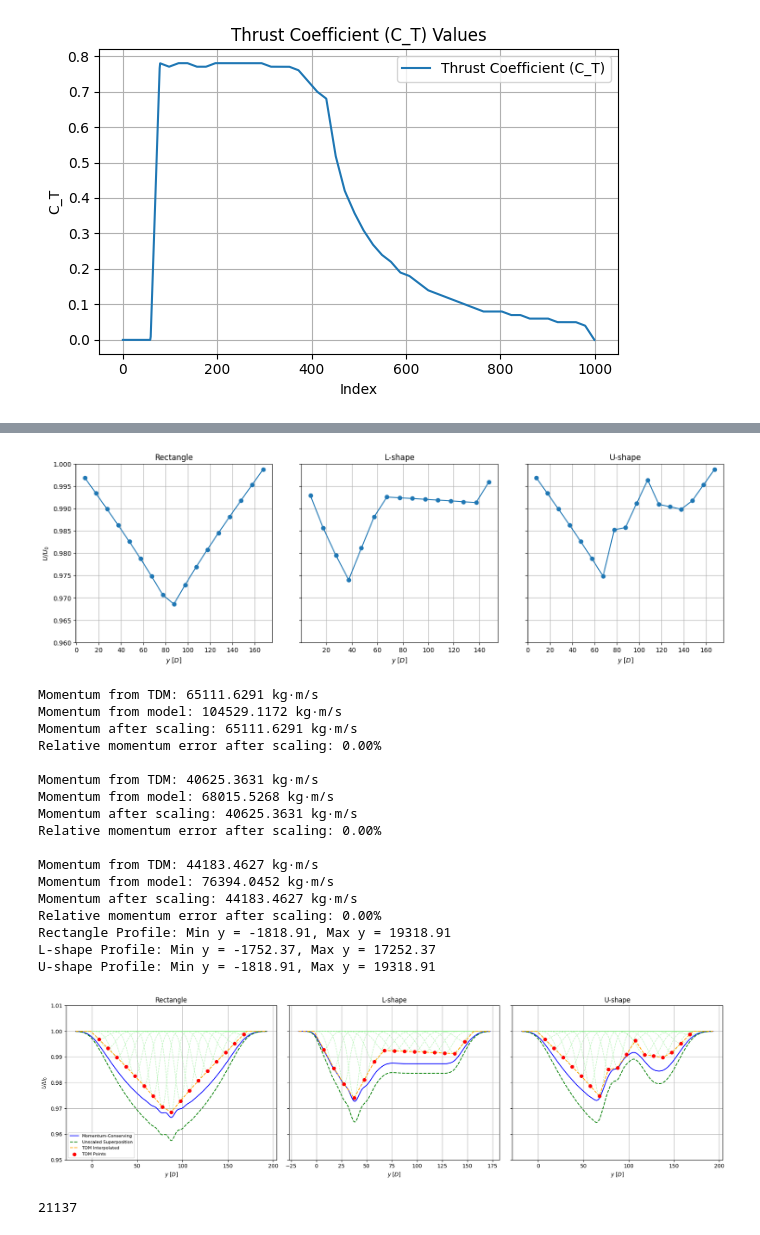
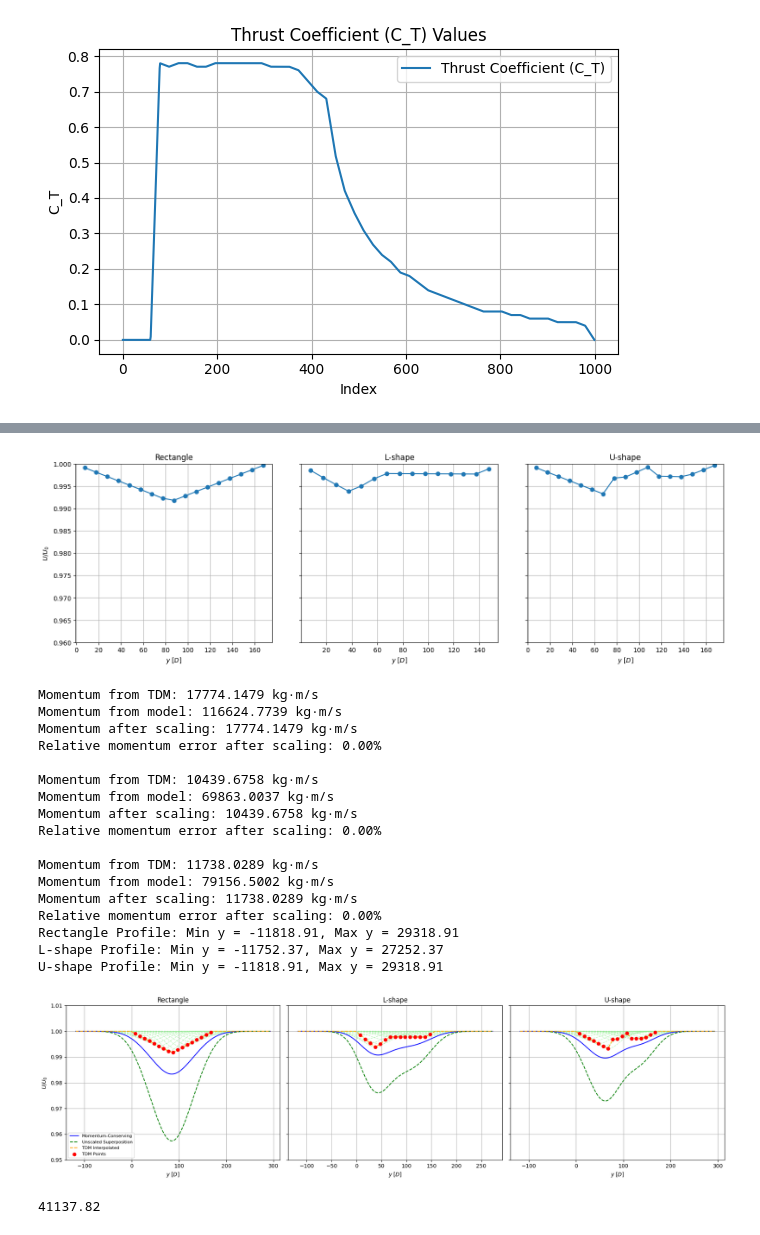
Before and after one commit to marcinsadowy/WTABL, a Jupyter notebook: ArbitraryLayouts/ArbTDMPLOTTER.ipynb, the cells around one changed output, grey strips where cells are left out. Cells and saved outputs as stored; diff of their text form; code cells hidden in the pictures.

```diff
--- a/ArbitraryLayouts/ArbTDMPLOTTER.ipynb
+++ b/ArbitraryLayouts/ArbTDMPLOTTER.ipynb
@@ -20,7 +20,7 @@ s_x = 10
 s_y = 10
 U_0 = 10.0
 C_T = 0.8
-RL = 100 * D
+RL = 500 * D
 # %%
 # Park Setup
 theta_deg = 0
@@ -1064,7 +1079,7 @@ axes[0].set_ylabel(r"$ U/U_0 $")
 
 plt.show()
 # %% [output]
-[figure, old version]
+[figure, new version]
 # %%
 import matplotlib.pyplot as plt
 from scipy.interpolate import interp1d
@@ -1079,7 +1094,7 @@ def generate_momentum_conserving_profile_variable_x(y_tdm, U_tdm, x_array, U_inf
 
     sigma_abs_array = k * x_array + epsilon
     min_sigma = np.min(sigma_abs_array)
-    y_fine = np.linspace(min(y_tdm) - 5 * min_sigma, max(y_tdm) + 5 * min_sigma, 21137)
+    y_fine = np.linspace(min(y_tdm) - 5 * min_sigma, max(y_tdm) + 5 * min_sigma, 41138)
 
     gaussians = []
     for i in range(len(y_tdm)):
@@ -1154,46 +1169,46 @@ for ax, (y_fine, U_scaled, U_unscaled, U_interp, raw_points, gaussians), title i
     ax.set_xlabel(r"$y \; [D]$")
     ax.set_ylim(0.95, 1.01)
     ax.grid(True)
 
     # Print minimum and maximum y-value
     print(f"{title} Profile: Min y = {np.min(y_fine):.2f}, Max y = {np.max(y_fine):.2f}")
 
 
 axes[0].set_ylabel(r"$U / U_0$")
 axes[0].legend(loc="lower left", fontsize=8)
 
 plt.tight_layout()
 plt.show()
 
 # Export the momentum-conserving data for the rectangle
 rectangle_result = results[0]  # First result corresponds to the rectangle
 y_fine, U_scaled, _, _, _, _ = rectangle_result
 
 # Save the data to a CSV file in the ValidationData folder
 data = pd.DataFrame({
     "y_fine": y_fine / D,  # Normalize by D
     "U_scaled": U_scaled / U_inf  # Normalize by U_inf
 })
-data.to_csv("ValidationData/mREC100D.csv", index=False)
+data.to_csv("ValidationData/mREC500D.csv", index=False)
 
-print(int(19318.91+1818.91))
+print(11818.91 + 29318.91)
 # %% [output]
-Momentum from TDM: 65111.6291 kg·m/s
-Momentum from model: 104529.1172 kg·m/s
-Momentum after scaling: 65111.6291 kg·m/s
+Momentum from TDM: 17774.1479 kg·m/s
+Momentum from model: 116624.7739 kg·m/s
+Momentum after scaling: 17774.1479 kg·m/s
 Relative momentum error after scaling: 0.00%
 
-Momentum from TDM: 40625.3631 kg·m/s
-Momentum from model: 68015.5268 kg·m/s
-Momentum after scaling: 40625.3631 kg·m/s
+Momentum from TDM: 10439.6758 kg·m/s
+Momentum from model: 69863.0037 kg·m/s
+Momentum after scaling: 10439.6758 kg·m/s
 Relative momentum error after scaling: 0.00%
 
-Momentum from TDM: 44183.4627 kg·m/s
-Momentum from model: 76394.0452 kg·m/s
-Momentum after scaling: 44183.4627 kg·m/s
+Momentum from TDM: 11738.0289 kg·m/s
+Momentum from model: 79156.5002 kg·m/s
+Momentum after scaling: 11738.0289 kg·m/s
 Relative momentum error after scaling: 0.00%
-Rectangle Profile: Min y = -1818.91, Max y = 19318.91
-L-shape Profile: Min y = -1752.37, Max y = 17252.37
-U-shape Profile: Min y = -1818.91, Max y = 19318.91
+Rectangle Profile: Min y = -11818.91, Max y = 29318.91
+L-shape Profile: Min y = -11752.37, Max y = 27252.37
+U-shape Profile: Min y = -11818.91, Max y = 29318.91
-[figure, old version]
+[figure, new version]
-21137
+41137.82
```
Also changed, not shown: parts of 2 cells of this notebook, 1 other file.
